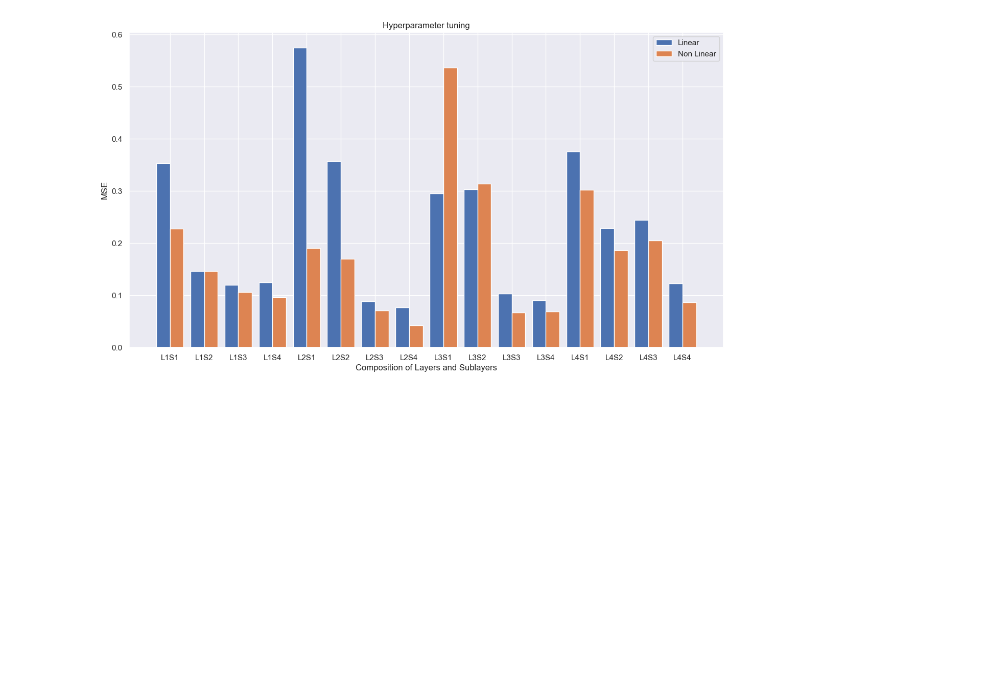
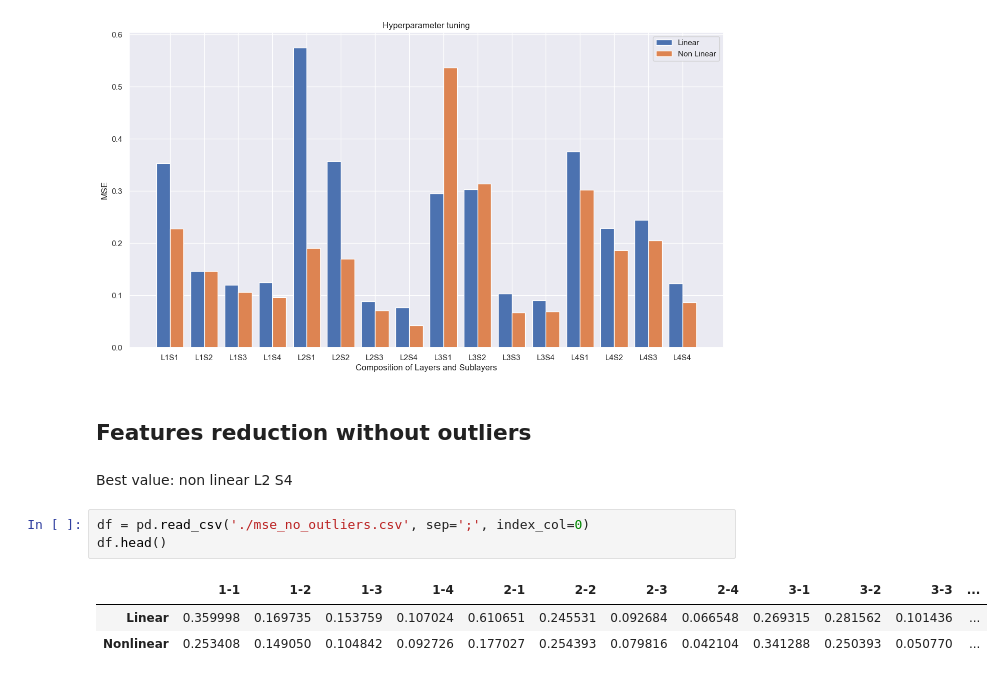
Before and after one commit to fran-scala/QuHack4IA_VQNN-track, a Jupyter notebook: model_selection/hyperparameter tuning.ipynb, the cells around one changed output. Saved outputs shown, nothing was run; the diff lists cells and outputs as text; blank space fills up the shorter version.

```diff
--- a/model_selection/hyperparameter tuning.ipynb
+++ b/model_selection/hyperparameter tuning.ipynb
@@ -63,3 +67,14 @@ ax.legend()
 plt.show()
 # %% [output]
 [figure]
+# %% [markdown]
+## Features reduction without outliers
+# %% [markdown]
+Best value: non linear L2 S4
+# %%
+df = pd.read_csv('./mse_no_outliers.csv', sep=';', index_col=0)
+df.head()
+# %% [output]
+|  | 1-1 | 1-2 | 1-3 | 1-4 | 2-1 | 2-2 | 2-3 | 2-4 | 3-1 | 3-2 | 3-3 | ... |
+| Linear | 0.359998 | 0.169735 | 0.153759 | 0.107024 | 0.610651 | 0.245531 | 0.092684 | 0.066548 | 0.269315 | 0.281562 | 0.101436 | ... |
+| Nonlinear | 0.253408 | 0.149050 | 0.104842 | 0.092726 | 0.177027 | 0.254393 | 0.079816 | 0.042104 | 0.341288 | 0.250393 | 0.050770 | ... |
```
Also changed, not shown: parts of 3 cells of this notebook, 1 other file.
